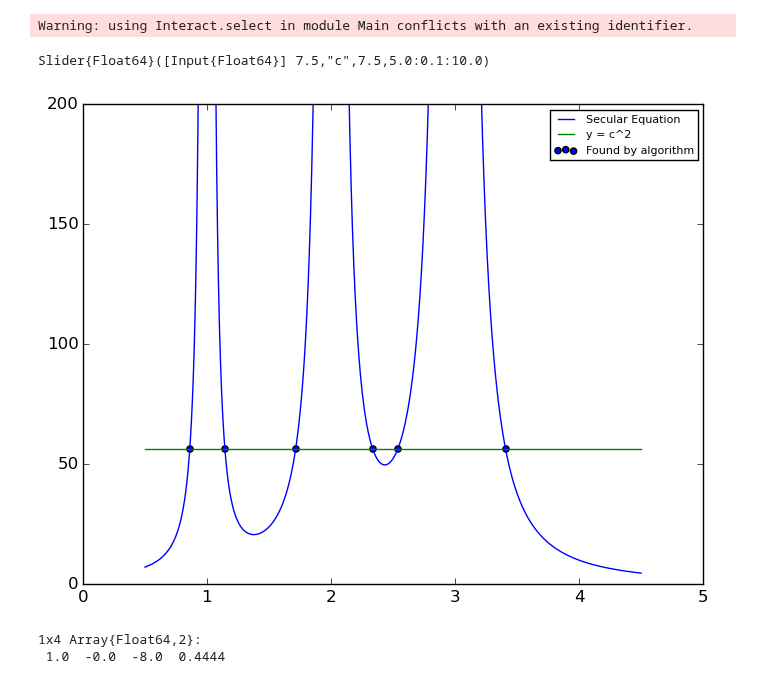
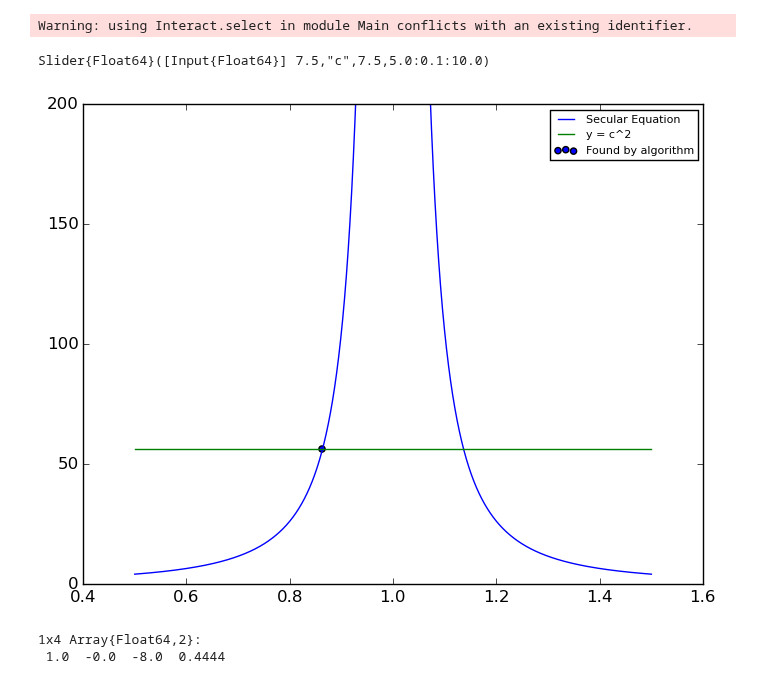
Before and after one commit to kersulis/TemporalInstanton.jl, a Jupyter notebook: nbs/2015-03-11-Secular Equation.ipynb, the cells around one changed output. Drawn from its saved outputs; the diff is of its cells as text; code cells hidden in the pictures.

```diff
--- a/nbs/2015-03-11-Secular Equation.ipynb
+++ b/nbs/2015-03-11-Secular Equation.ipynb
@@ -13,11 +13,3 @@ where $d = V^\top R Q_{obj}z^*$. We would like to solve the above equation subje
 s(\mu) = \sum_{i:Q{_\theta,i}\neq 0} \left(\frac{d_i}{\mu - D_i}\right)^2 &= \bar{c}^2
 \end{align}
 This equation has a number of solutions, each corresponding to some value of $w$, which must be checked for feasibility.
-# %%
-D = diagm([1,2,3])
-d = [0,1,2]
-Qtheta = diagm([0,1,1])
-c = 5
-
-mu = linspace(1,3,10)
-[norm(find_w(mu_i,D,d,Qtheta)) for mu_i in mu]
@@ -129,32 +109,32 @@ using PyPlot
 # %% [output]
 Warning: using Interact.select in module Main conflicts with an existing identifier.
 # %%
-D = diagm([1.,2,3])
+D = diagm([1,1,1.,1,1])
 poles = diag(D)
-d = [1.,2,3]
-Qtheta = diagm([1.,1,1])
+d = [0.2,0.2,1.,0.1,0.2]
+Qtheta = diagm([0,0,1.,1,1])
 
 f = figure()
 @manipulate for c = 5:0.1:10; withfig(f) do
     solutions = tr_solve_secular(D,d,Qtheta,c)
     # mu = solutions[1]
     # display(length(solutions))
     # w = find_w(mu,D,d,Qtheta)
     # (w'*w)[1]
 
     mu_vals = linspace(0.5*minimum(poles),1.5*maximum(poles),10000)
     s_vals = [(find_w(i,D,d,Qtheta)'*find_w(i,D,d,Qtheta))[1] for i in mu_vals]
     plot(mu_vals,s_vals)
     hold = true
     plot([mu_vals[1],mu_vals[end]],[c^2,c^2])
     ylim([0,200]) #ylim([0,2*c^2])
     scatter(solutions,c^2*ones(length(solutions)))
         legend(["Secular Equation","y = c^2","Found by algorithm"],fontsize=8)
     end
 end
 # %% [output]
 Slider{Float64}([Input{Float64}] 7.5,"c",7.5,5.0:0.1:10.0)
-[figure, old version]
+[figure, new version]
 # %%
 w = [-1,-0,8,-0.4444]
 
```
Also changed, not shown: parts of 1 cell of this notebook, 4 other files.
